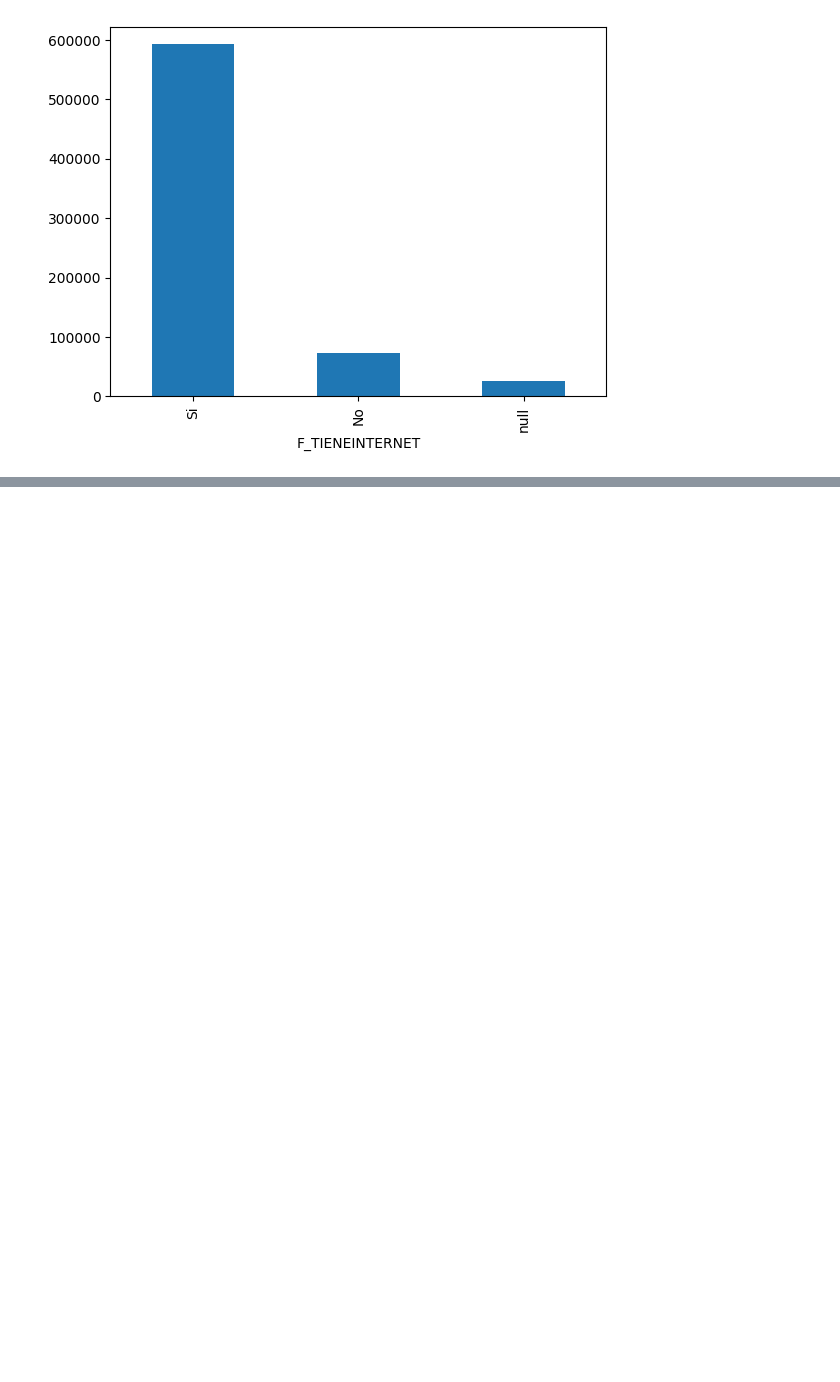
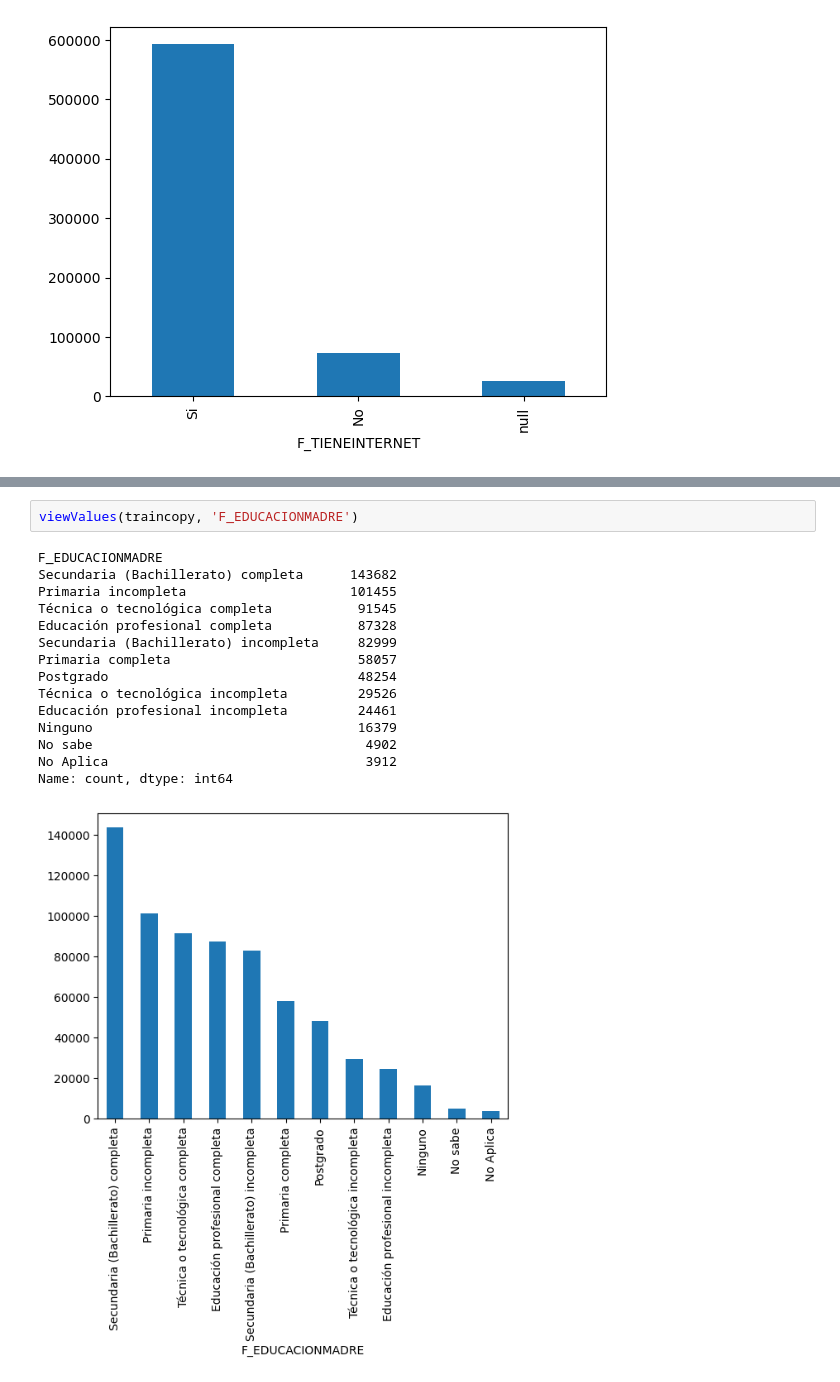
Before and after one commit to Thomascc123/Proyecto-Kaggle-Modelos, a Jupyter notebook: 02 - preprocesado.ipynb, the cells around one changed output, grey strips where cells are left out. Saved outputs shown, nothing was run; the diff lists cells and outputs as text; blank space fills up the shorter version.

```diff
--- a/02 - preprocesado.ipynb
+++ b/02 - preprocesado.ipynb
@@ -471,0 +535,18 @@ np.float64(96.15465703971118)
+# %%
+viewValues(traincopy, 'F_EDUCACIONMADRE')
+# %% [output]
+F_EDUCACIONMADRE
+Secundaria (Bachillerato) completa      143682
+Primaria incompleta                     101455
+Técnica o tecnológica completa           91545
+Educación profesional completa           87328
+Secundaria (Bachillerato) incompleta     82999
+Primaria completa                        58057
+Postgrado                                48254
+Técnica o tecnológica incompleta         29526
+Educación profesional incompleta         24461
+Ninguno                                  16379
+No sabe                                   4902
+No Aplica                                 3912
+Name: count, dtype: int64
+[figure, added]
```
Also changed, not shown: parts of 7 cells of this notebook.
